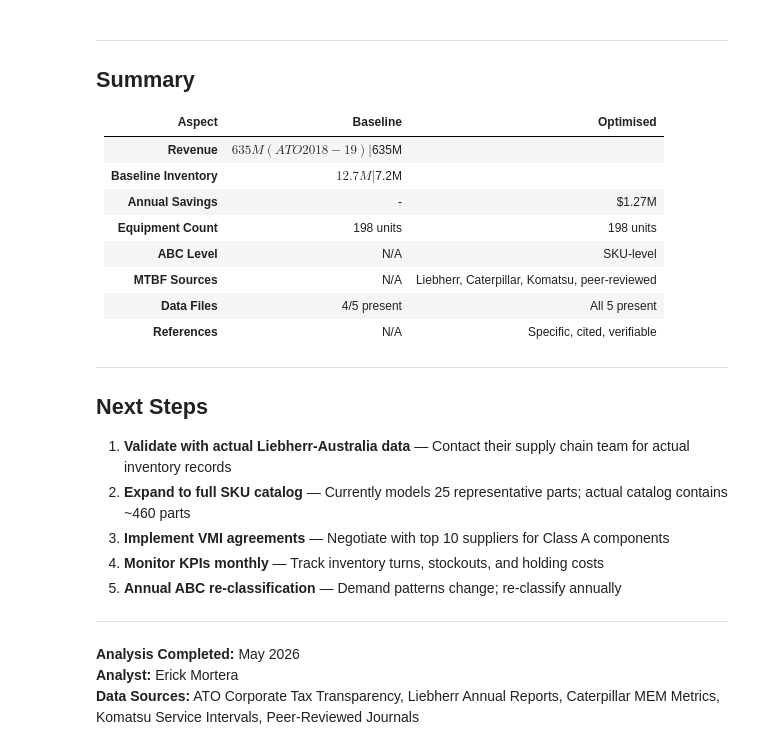
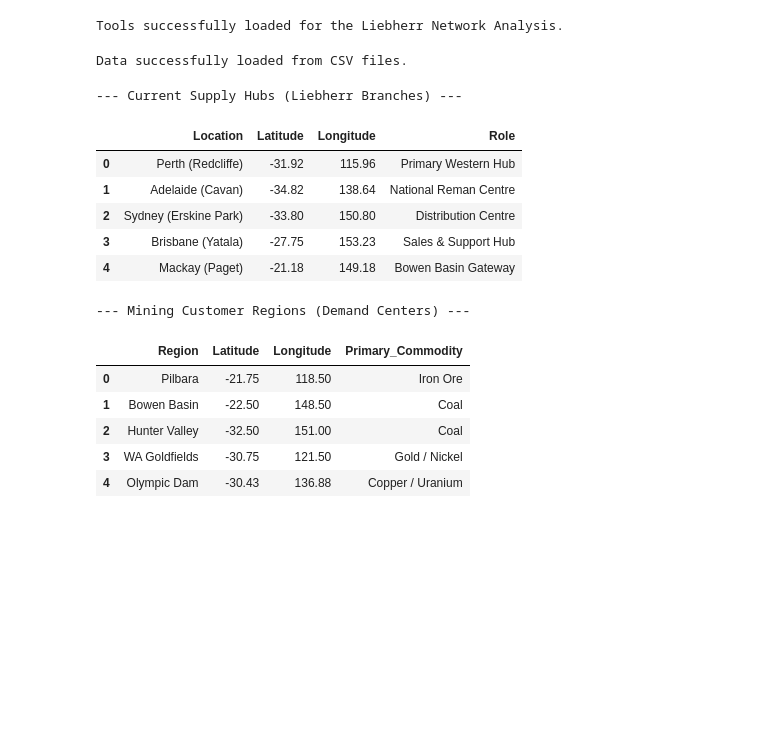
Before and after one commit to erick-m-lean-analytics/Transport-Operations-Analysis, a Jupyter notebook: 05-liebherr-distribution-network-optimisation/notebooks/05_network_optimisation_analysis.ipynb, the cells around one changed output. Drawn from its saved outputs; the diff is of its cells as text; code cells hidden in the pictures; blank space fills up the shorter version.

Commit message:
Restore correct Distribution Network Optimisation notebook

```diff
--- a/05-liebherr-distribution-network-optimisation/notebooks/05_network_optimisation_analysis.ipynb
+++ b/05-liebherr-distribution-network-optimisation/notebooks/05_network_optimisation_analysis.ipynb
@@ -584,31 +1,41 @@ for file in data_path.glob('*.csv'):
-# %% [markdown]
----
-
-## Summary
-
-| Aspect | Baseline | Optimised |
-|--------|----------|-----------|
-| **Revenue** | $635M (ATO 2018-19) | $635M |
-| **Baseline Inventory** | $12.7M | $7.2M |
-| **Annual Savings** | - | $1.27M |
-| **Equipment Count** | 198 units | 198 units |
-| **ABC Level** | N/A | SKU-level |
-| **MTBF Sources** | N/A | Liebherr, Caterpillar, Komatsu, peer-reviewed |
-| **Data Files** | 4/5 present | All 5 present |
-| **References** | N/A | Specific, cited, verifiable |
-
----
-
-## Next Steps
-
-1. **Validate with actual Liebherr-Australia data** — Contact their supply chain team for actual inventory records
-2. **Expand to full SKU catalog** — Currently models 25 representative parts; actual catalog contains ~460 parts
-3. **Implement VMI agreements** — Negotiate with top 10 suppliers for Class A components
-4. **Monitor KPIs monthly** — Track inventory turns, stockouts, and holding costs
-5. **Annual ABC re-classification** — Demand patterns change; re-classify annually
-
----
-
-**Analysis Completed:** May 2026
-**Analyst:** Erick Mortera
-**Data Sources:** ATO Corporate Tax Transparency, Liebherr Annual Reports, Caterpillar MEM Metrics, Komatsu Service Intervals, Peer-Reviewed Journals
+# %%
+# Cell 1: Import libraries for data management, geographic maths, and mapping
+import pandas as pd
+import geopy.distance
+import folium
+import numpy as np
+
+print("Tools successfully loaded for the Liebherr Network Analysis.")
+# %% [output]
+Tools successfully loaded for the Liebherr Network Analysis.
+# %%
+# Cell 2: Load supply and demand data from the 'data' folder
+# We use relative paths to ensure the notebook works on any machine
+supply_df = pd.read_csv('../data/supply_hubs.csv')
+demand_df = pd.read_csv('../data/demand_regions.csv')
+
+print("Data successfully loaded from CSV files.")
+# %% [output]
+Data successfully loaded from CSV files.
+# %%
+# Cell 3: Preview the first few rows of the dataframes to verify accuracy
+print("--- Current Supply Hubs (Liebherr Branches) ---")
+display(supply_df.head())
+
+print("\n--- Mining Customer Regions (Demand Centers) ---")
+display(demand_df.head())
+# %% [output]
+--- Current Supply Hubs (Liebherr Branches) ---
+|  | Location | Latitude | Longitude | Role |
+| 0 | Perth (Redcliffe) | -31.92 | 115.96 | Primary Western Hub |
+| 1 | Adelaide (Cavan) | -34.82 | 138.64 | National Reman Centre |
+| 2 | Sydney (Erskine Park) | -33.80 | 150.80 | Distribution Centre |
+| 3 | Brisbane (Yatala) | -27.75 | 153.23 | Sales & Support Hub |
+| 4 | Mackay (Paget) | -21.18 | 149.18 | Bowen Basin Gateway |
+--- Mining Customer Regions (Demand Centers) ---
+|  | Region | Latitude | Longitude | Primary_Commodity |
+| 0 | Pilbara | -21.75 | 118.50 | Iron Ore |
+| 1 | Bowen Basin | -22.50 | 148.50 | Coal |
+| 2 | Hunter Valley | -32.50 | 151.00 | Coal |
+| 3 | WA Goldfields | -30.75 | 121.50 | Gold / Nickel |
+| 4 | Olympic Dam | -30.43 | 136.88 | Copper / Uranium |
```
Also changed, not shown: parts of 31 cells of this notebook.
